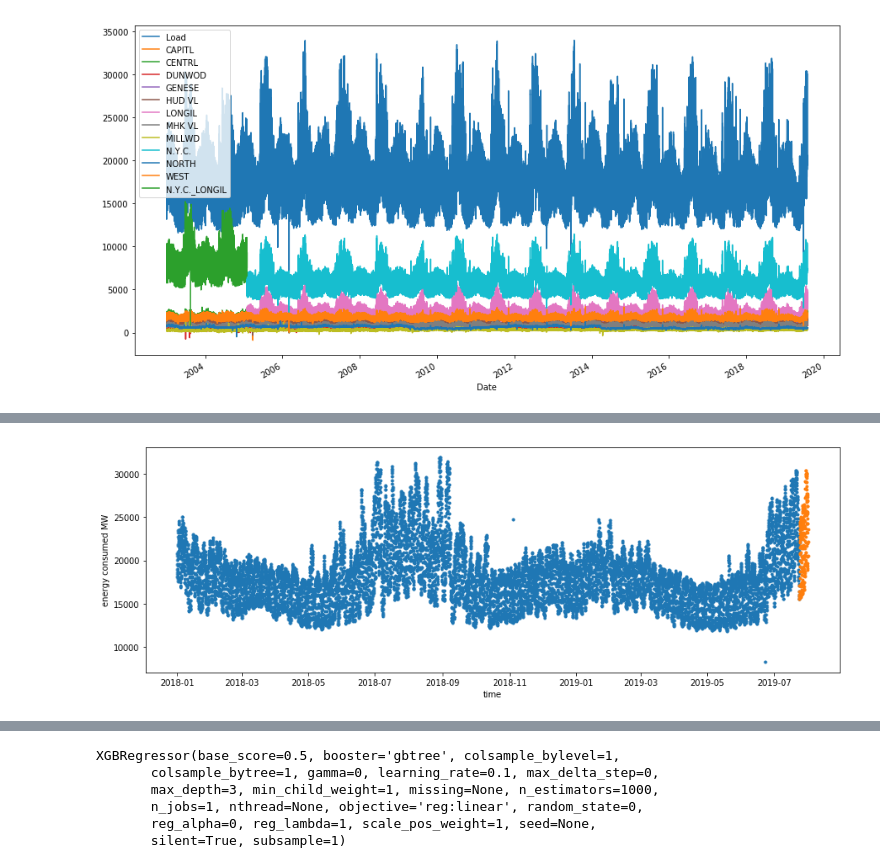
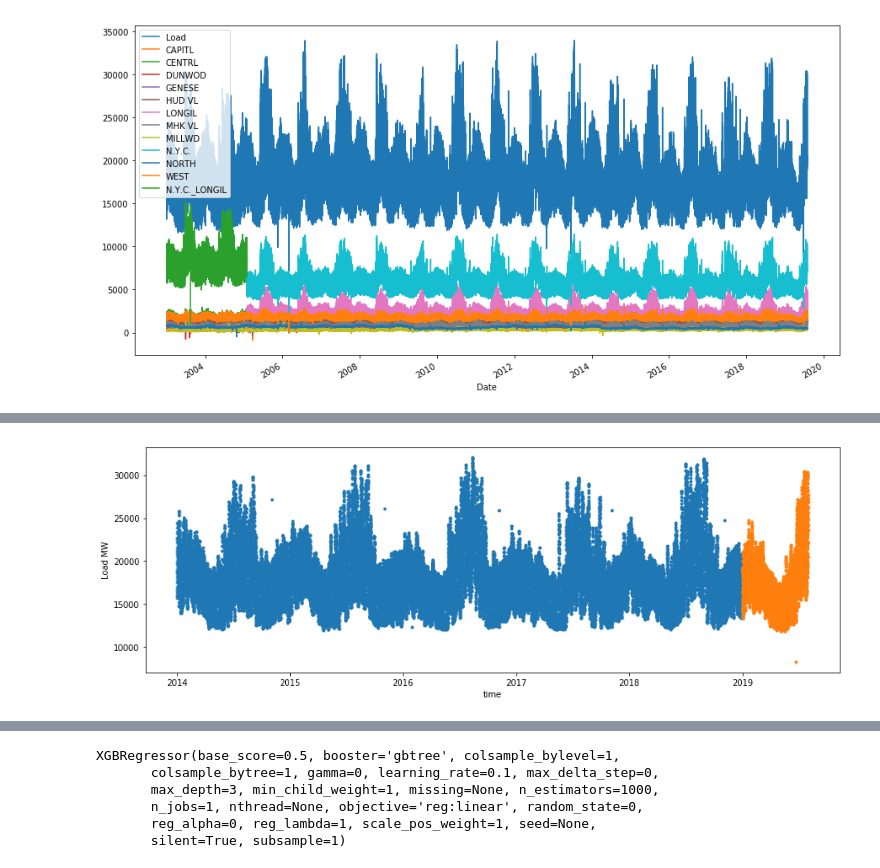
Before and after one commit to dmart49/nyiso_project, a Jupyter notebook: xgboost.ipynb, the cells around one changed output, grey strips where cells are left out. Drawn from its saved outputs; the diff is of its cells as text; code cells hidden in the pictures.

```diff
--- a/xgboost.ipynb
+++ b/xgboost.ipynb
@@ -206,10 +166,23 @@ X_test, y_test = create_features(test, label='Load')
+# %%
+train = create_features(train)
+# %%
+test = create_features(test)
+# %%
+_id = 'date'
+train, keep_cols, used_cols = data_prep(train)
+test, keep_cols, used_cols = data_prep(test)
+# %%
+X_train = train[used_cols].copy().fillna(0)
+y_train = train[target].copy()
+X_test = test[used_cols].copy().fillna(0)
+y_test = test[target].copy()
 # %%
 plt.figure(figsize=(15,5))
 plt.xlabel('time')
-plt.ylabel('energy consumed MW')
+plt.ylabel('Load MW')
 plt.plot(X_train.index,y_train, '.')
 plt.plot(X_test.index,y_test, '.')
 plt.show()
 # %% [output]
-[figure, old version]
+[figure, new version]
 # %%
```
Also changed, not shown: parts of 41 cells of this notebook.
